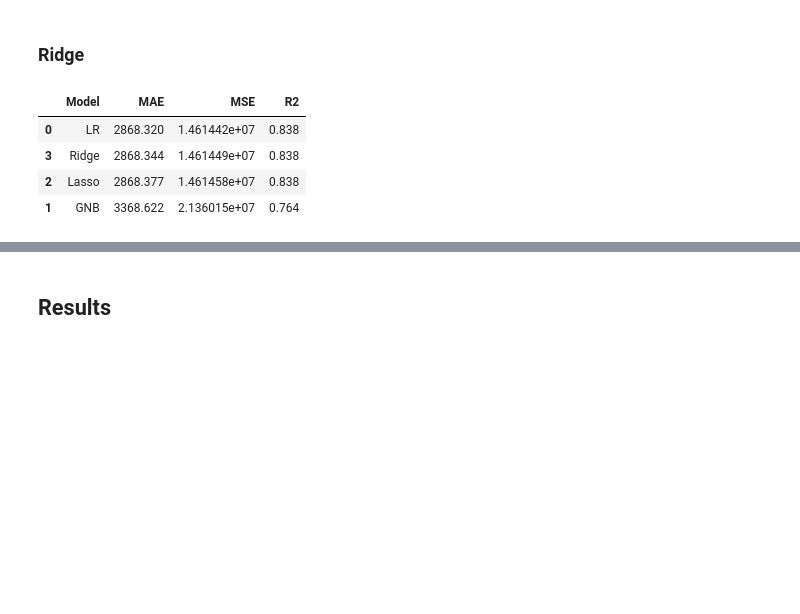
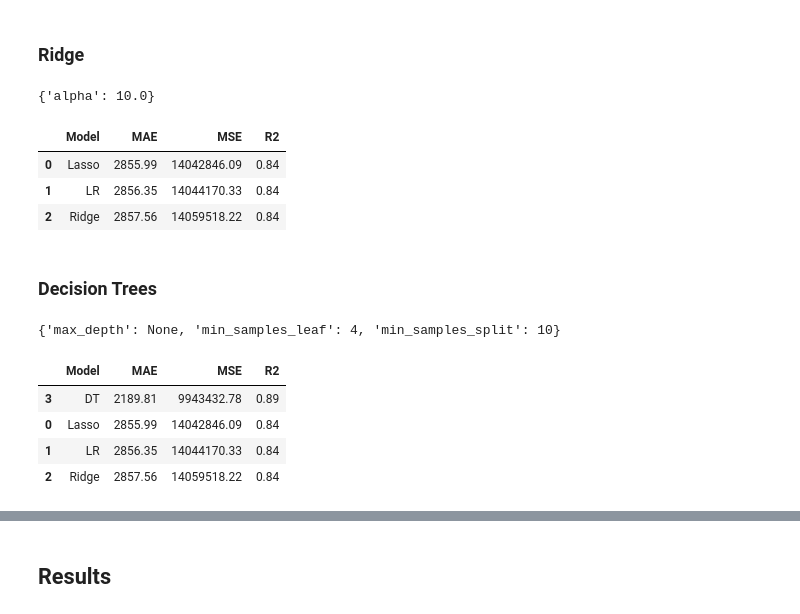
Before and after one commit to pedromaiapatinha/Car_Price_Prediction-Portuguese_Data, a Jupyter notebook: Portugal Car Price Prediction.ipynb, the cells around one changed output, grey strips where cells are left out. Cells and saved outputs as stored; diff of their text form; code cells hidden in the pictures; blank space fills up the shorter version.

```diff
--- a/Portugal Car Price Prediction.ipynb
+++ b/Portugal Car Price Prediction.ipynb
@@ -1031,14 +1166,13 @@ add_scores('Lasso', reg_y_pred, y_test)
 # %% [markdown]
 ### Ridge
-# %%
-rid = linear_model.Ridge(alpha=.5)
-rid.fit(X_train, y_train)
-rid_y_pred = rid.predict(X_test)
-
-add_scores('Ridge', rid_y_pred, y_test)
-# %% [output]
-|  | Model | MAE | MSE | R2 |
-| 0 | LR | 2868.320 | 1.461442e+07 | 0.838 |
-| 3 | Ridge | 2868.344 | 1.461449e+07 | 0.838 |
-| 2 | Lasso | 2868.377 | 1.461458e+07 | 0.838 |
-| 1 | GNB | 3368.622 | 2.136015e+07 | 0.764 |
+# %%
+ridge_params = {'alpha': [0.001, 0.01, 0.1, 1.0, 10.0]}
+ridge_grid = GridSearchCV(estimator = linear_model.Ridge(),
+                    param_grid = ridge_params,
+                    cv = 5)
+ridge_grid.fit(X, y)
+ridge_grid.best_params_
+# %% [output]
+{'alpha': 10.0}
+# %%
+ridge_alpha = ridge_grid.best_params_['alpha']
@@ -1044,0 +1181,27 @@ add_scores('Ridge', rid_y_pred, y_test)
+# %%
+df_model_scores
+# %% [output]
+|  | Model | MAE | MSE | R2 |
+| 0 | Lasso | 2855.99 | 14042846.09 | 0.84 |
+| 1 | LR | 2856.35 | 14044170.33 | 0.84 |
+| 2 | Ridge | 2857.56 | 14059518.22 | 0.84 |
+# %% [markdown]
+### Decision Trees
+# %%
+dt_params = {
+    'max_depth': [None, 10, 20, 30],
+    'min_samples_split': [2, 5, 10],
+    'min_samples_leaf': [1, 2, 4]
+}
+dt_grid = GridSearchCV(estimator=DecisionTreeRegressor(),
+                       param_grid=dt_params,
+                       cv=5)
+dt_grid.fit(X, y)
+print(dt_grid.best_params_)
+
+# Extract the best hyperparameters
+best_max_depth = dt_grid.best_params_['max_depth']
+best_min_samples_split = dt_grid.best_params_['min_samples_split']
+best_min_samples_leaf = dt_grid.best_params_['min_samples_leaf']
+# %% [output]
+{'max_depth': None, 'min_samples_leaf': 4, 'min_samples_split': 10}
@@ -1044,0 +1213,8 @@ add_scores('Ridge', rid_y_pred, y_test)
+# %%
+df_model_scores
+# %% [output]
+|  | Model | MAE | MSE | R2 |
+| 3 | DT | 2189.81 | 9943432.78 | 0.89 |
+| 0 | Lasso | 2855.99 | 14042846.09 | 0.84 |
+| 1 | LR | 2856.35 | 14044170.33 | 0.84 |
+| 2 | Ridge | 2857.56 | 14059518.22 | 0.84 |
```
Also changed, not shown: parts of 109 cells of this notebook.
